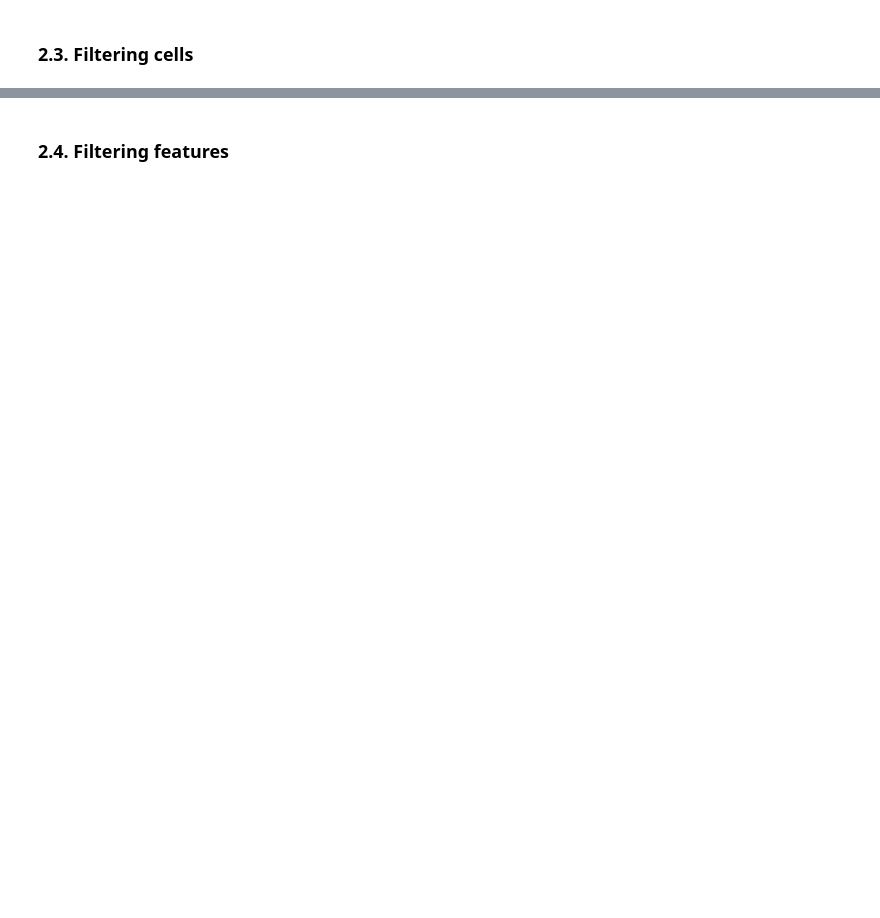
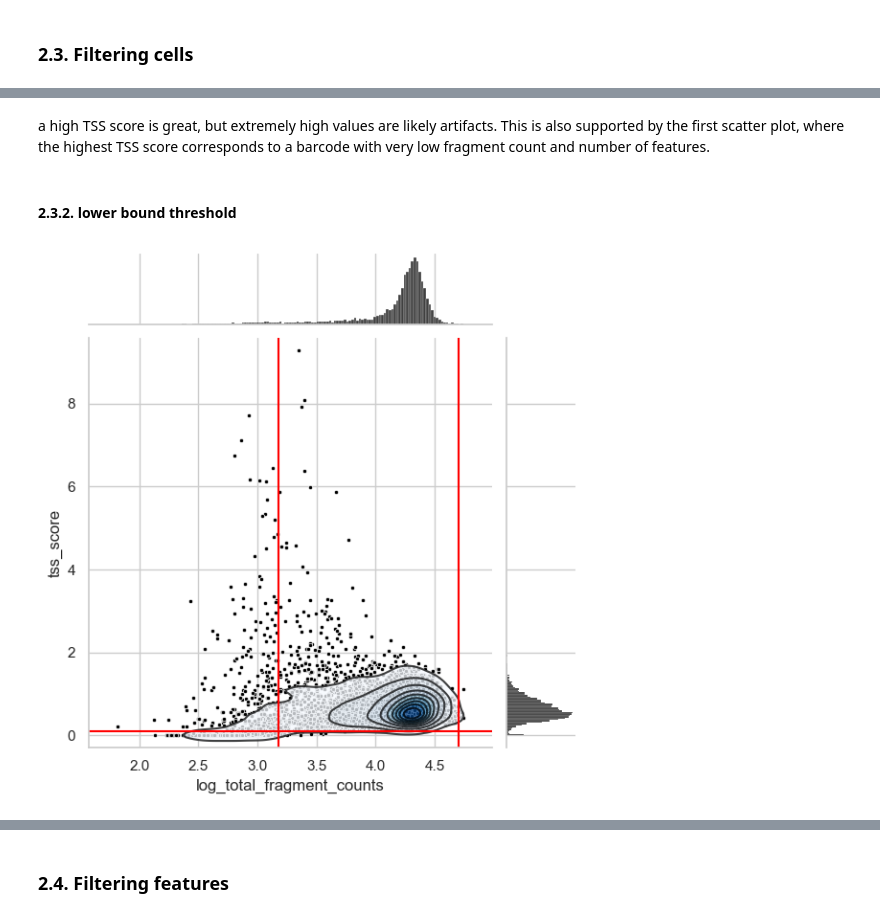
Before and after one commit to chira-ploy/singlecells-DataPlayground, a Jupyter notebook: PBMC10k/ATAC_processing.ipynb, the cells around one changed output, grey strips where cells are left out. Cells and saved outputs as stored; diff of their text form; code cells hidden in the pictures; blank space fills up the shorter version.

```diff
--- a/PBMC10k/ATAC_processing.ipynb
+++ b/PBMC10k/ATAC_processing.ipynb
@@ -421,0 +456,33 @@ atac.write_h5ad("atac_qc_metrics.h5ad")
+# %% [markdown]
+a high TSS score is great, but extremely high values are likely artifacts. This is also supported by the first scatter plot, where the highest TSS score corresponds to a barcode with very low fragment count and number of features.
+# %% [markdown]
+#### 2.3.2. lower bound threshold
+# %%
+# upper TSS score boundary for plotting
+plot_tss_max = 10
+
+# thresholds (before log transform)
+count_cutoff_lower = 1500
+lcount_cutoff_upper = 50000
+tss_cutoff_lower = 0.1
+# %%
+# Scatter plot & histograms
+g = sns.jointplot(
+    data=atac[(atac.obs["tss_score"] < plot_tss_max)].obs,
+    x="log_total_fragment_counts",
+    y="tss_score",
+    color="black",
+    marker=".",
+)
+# Density plot including lines
+g.plot_joint(sns.kdeplot, fill=True, cmap="Blues", zorder=1, alpha=0.75)
+g.plot_joint(sns.kdeplot, color="black", zorder=2, alpha=0.75)
+
+# Lines thresholds
+plt.axvline(x=np.log10(count_cutoff_lower), c="red")
+plt.axvline(x=np.log10(lcount_cutoff_upper), c="red")
+plt.axhline(y=tss_cutoff_lower, c="red")
+
+plt.show()
+# %% [output]
+[figure, added]
```
Also changed, not shown: parts of 6 cells of this notebook.
